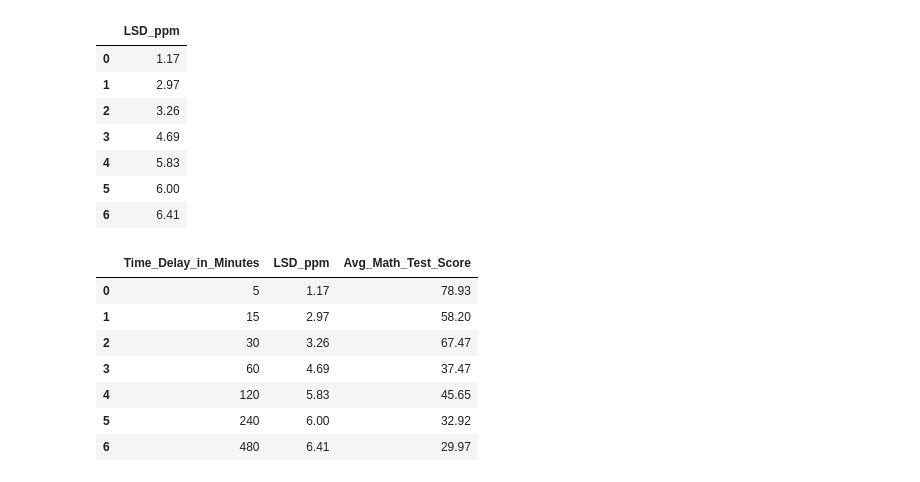
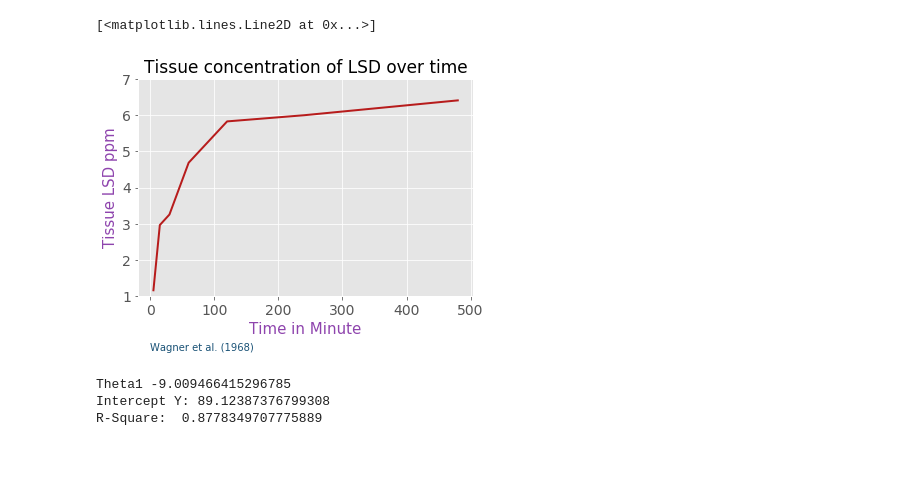
Before and after one commit to Anatoliymaster/-Data-Science-Machine-Learning-, a Jupyter notebook: IntroPython.ipynb, the cells around one changed output. Cells and saved outputs as stored; diff of their text form; code cells hidden in the pictures.

Commit message:
adding linear regrssion and visualizing

```diff
--- a/IntroPython.ipynb
+++ b/IntroPython.ipynb
@@ -19,2 +7,0 @@ OnlyScore = data['Avg_Math_Test_Score']
-# %%
-data["high_Score"] = 100
@@ -32,2 +7,0 @@ data
-# %%
-data["high_Score"] = data["high_Score"] + data["Avg_Math_Test_Score"]
@@ -45,2 +7,0 @@ data
-# %%
-data["high_Score"] = data["high_Score"] **2
@@ -65,23 +8,23 @@ x = data[['LSD_ppm']]
-# %%
-x
-# %% [output]
-|  | LSD_ppm |
-| 0 | 1.17 |
-| 1 | 2.97 |
-| 2 | 3.26 |
-| 3 | 4.69 |
-| 4 | 5.83 |
-| 5 | 6.00 |
-| 6 | 6.41 |
-# %%
-del data['high_Score']
-data
-# %% [output]
-|  | Time_Delay_in_Minutes | LSD_ppm | Avg_Math_Test_Score |
-| 0 | 5 | 1.17 | 78.93 |
-| 1 | 15 | 2.97 | 58.20 |
-| 2 | 30 | 3.26 | 67.47 |
-| 3 | 60 | 4.69 | 37.47 |
-| 4 | 120 | 5.83 | 45.65 |
-| 5 | 240 | 6.00 | 32.92 |
-| 6 | 480 | 6.41 | 29.97 |
+# %%
+time = data[['Time_Delay_in_Minutes']]
+LSD = data[['LSD_ppm']]
+score = data[['Avg_Math_Test_Score']]
+# %%
+%matplotlib inline
+plt.title("Tissue concentration of LSD over time",fontsize=17)
+plt.xlabel("Time in Minute", fontsize=15,color='#8E44AD')
+plt.ylabel("Tissue LSD ppm", fontsize=15,color='#8E44AD')
+
+plt.text(x=0,y=-.5,s="Wagner et al. (1968)",color='#1A5276')
+plt.xticks(fontsize=14)
+plt.yticks(fontsize=14)
+
+plt.ylim(1,7) # changerange
+# plt.ylim(0,500)
+
+# change the style
+plt.style.use('ggplot')
+plt.plot(time, LSD, color='#b71c1c', linewidth=2)
+# %% [output]
+[<matplotlib.lines.Line2D at 0x...>]
+[figure, added]
@@ -87,0 +35,13 @@ data
+# %%
+regr = LinearRegression()
+regr.fit(LSD,score)
+print("Theta1", regr.coef_[0][0])
+print("Intercept Y:",regr.intercept_[0])
+# how fit
+print("R-Square: ", regr.score(LSD,score))
+
+predicted_score = regr.predict(LSD)
+# %% [output]
+Theta1 -9.009466415296785
+Intercept Y: 89.12387376799308
+R-Square:  0.8778349707775889
```
Also changed, not shown: parts of 11 cells of this notebook.
